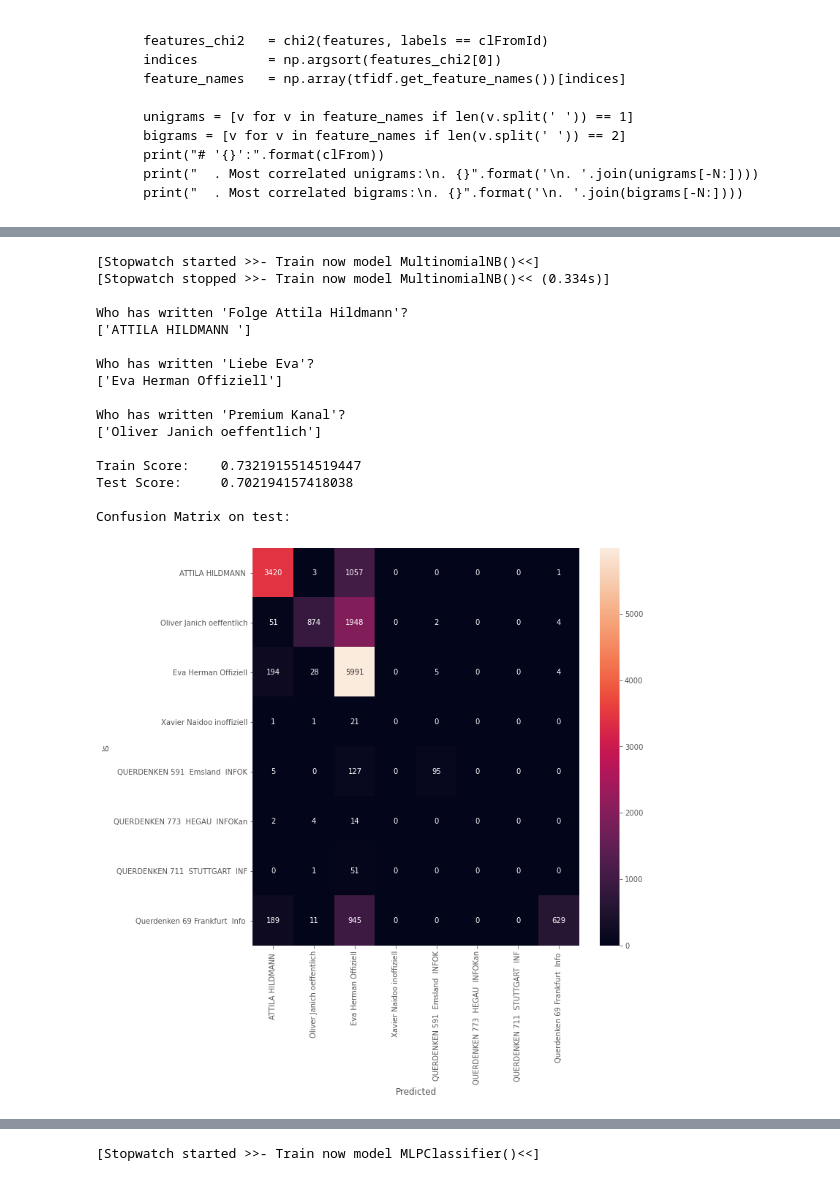
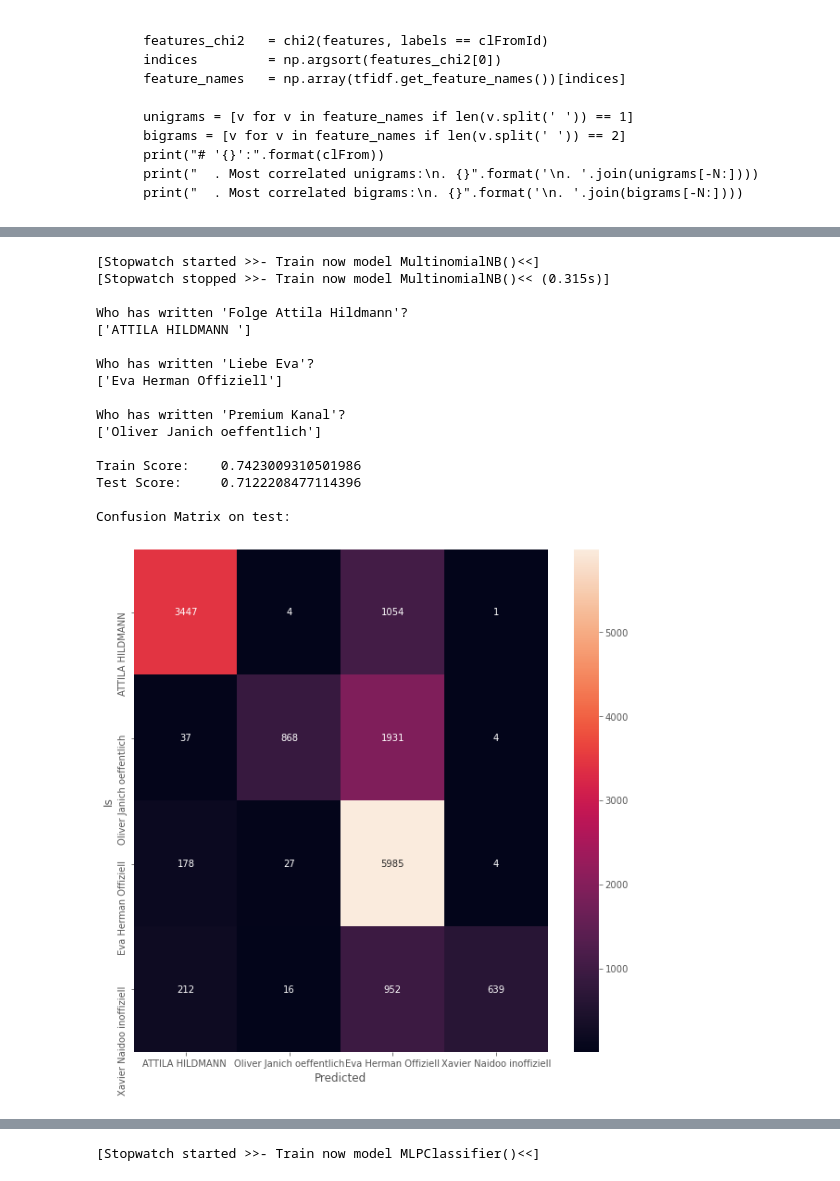
Before and after one commit to maxbundscherer/telegram-analysis, a Jupyter notebook: notebooks/Classifier.ipynb, the cells around one changed output, grey strips where cells are left out. Cells and saved outputs as stored; diff of their text form; code cells hidden in the pictures.

```diff
--- a/notebooks/Classifier.ipynb
+++ b/notebooks/Classifier.ipynb
@@ -147,8 +147,8 @@ dfAllDataMessages = dfAllDataMessages[dfAllDataMessages.procTDCleanText != ""]
 dfAllDataMessages = dfAllDataMessages[dfAllDataMessages.procTDTextLength > 5]
 dfAllDataMessages = dfAllDataMessages[dfAllDataMessages.procChatType == "public_channel"]
 
-#dfAllDataMessages = dfAllDataMessages[dfAllDataMessages["from"].str.contains("QUER") == False]
-#dfAllDataMessages = dfAllDataMessages[dfAllDataMessages["from"].str.contains("Quer") == False]
+dfAllDataMessages = dfAllDataMessages[dfAllDataMessages["from"].str.contains("QUER") == False]
+dfAllDataMessages = dfAllDataMessages[dfAllDataMessages["from"].str.contains("Quer") == False]
 
 dfAllDataMessages["from"] = dfAllDataMessages["from"].apply(gloConvertToSafeChatName)
 
@@ -366,21 +358,21 @@ Confusion Matrix on test:
 # %%
-trainAndEvalModel(MultinomialNB(), "class-multinomialnb.png")
+trainAndEvalModel(MultinomialNB(), "class-multinomialnb.svg")
 # %% [output]
 [Stopwatch started >>- Train now model MultinomialNB()<<]
-[Stopwatch stopped >>- Train now model MultinomialNB()<< (0.334s)]
+[Stopwatch stopped >>- Train now model MultinomialNB()<< (0.315s)]
 
 Who has written 'Folge Attila Hildmann'?
 ['ATTILA HILDMANN ']
 
 Who has written 'Liebe Eva'?
 ['Eva Herman Offiziell']
 
 Who has written 'Premium Kanal'?
 ['Oliver Janich oeffentlich']
 
-Train Score:    0.7321915514519447
-Test Score:     0.702194157418038
+Train Score:    0.7423009310501986
+Test Score:     0.7122208477114396
 
 Confusion Matrix on test:
-[figure, old version]
+[figure, new version]
 # %%
```
Also changed, not shown: parts of 12 cells of this notebook, 1 other file.
